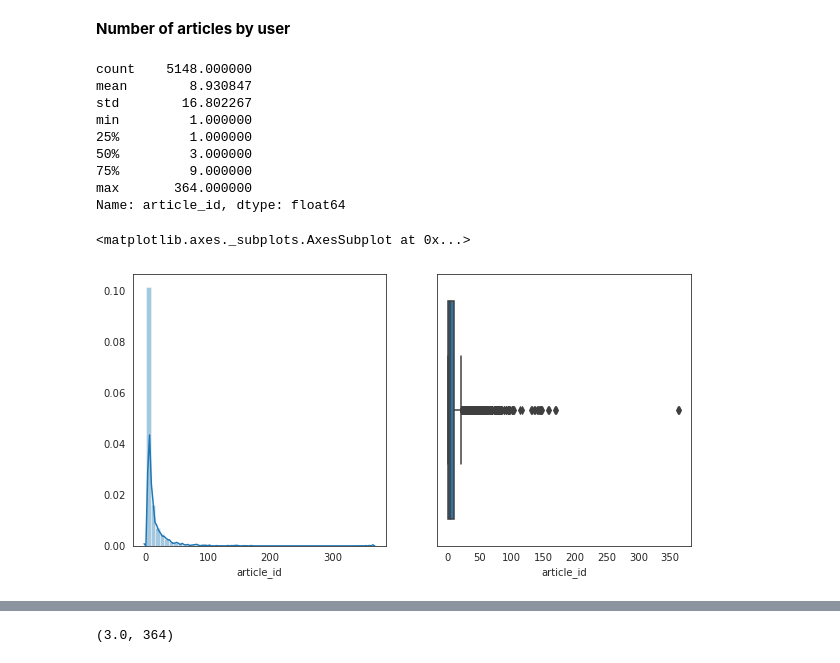
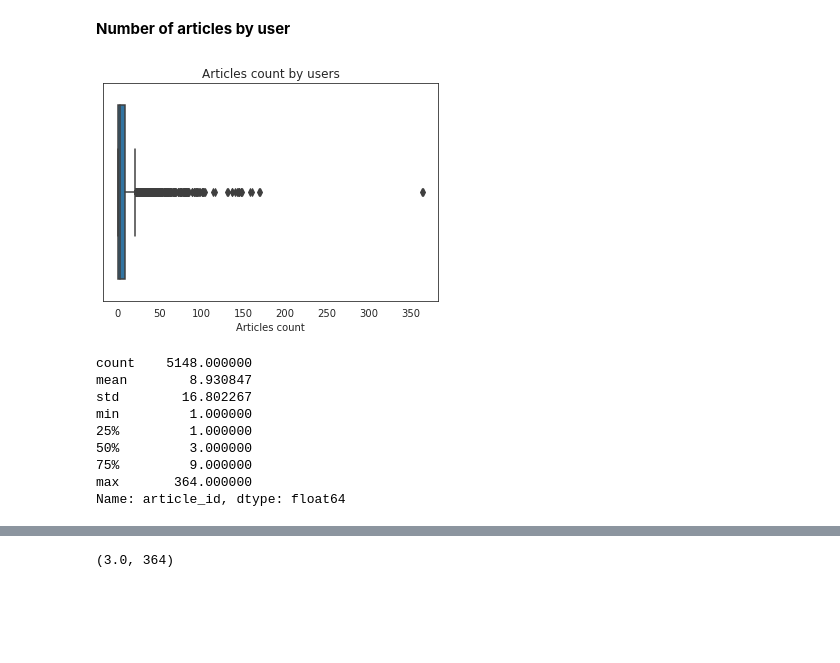
Before and after one commit to labdmitriy/recommendations_with_ibm, a Jupyter notebook: Recommendations_with_IBM.ipynb, the cells around one changed output, grey strips where cells are left out. Cells and saved outputs as stored; diff of their text form; code cells hidden in the pictures; blank space fills up the shorter version.

```diff
--- a/Recommendations_with_IBM.ipynb
+++ b/Recommendations_with_IBM.ipynb
@@ -64,8 +64,15 @@ Use the dictionary and cells below to provide some insight into the descriptive
 **Number of articles by user**
 # %%
 articles_by_user = df.groupby('email')['article_id'].count()
+
+sns.boxplot(articles_by_user)
+plt.title('Articles count by users')
+plt.xlabel('Articles count')
+plt.show()
+
 articles_by_user.describe()
 # %% [output]
+[figure, added]
 count    5148.000000
 mean        8.930847
 std        16.802267
@@ -75,12 +82,5 @@ min         1.000000
 75%         9.000000
 max       364.000000
 Name: article_id, dtype: float64
-# %%
-fig, axes = plt.subplots(1, 2, figsize=(10, 5))
-sns.distplot(articles_by_user, ax=axes[0])
-sns.boxplot(articles_by_user, ax=axes[1])
-# %% [output]
-<matplotlib.axes._subplots.AxesSubplot at 0x...>
-[figure, removed]
 # %%
 users_by_article = df.groupby('article_id')['email'].count()
```
Also changed, not shown: parts of 17 cells of this notebook, 1 other file.
